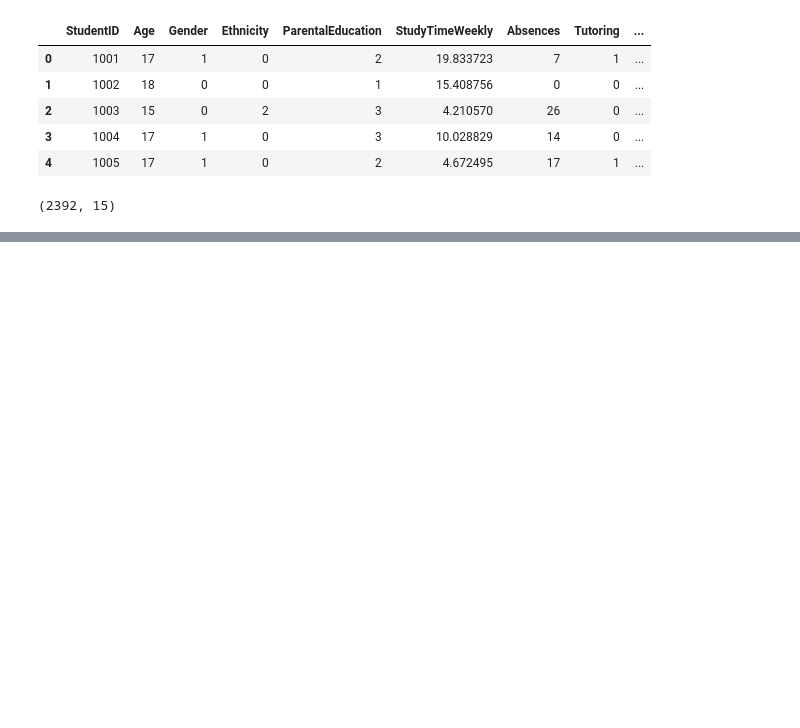
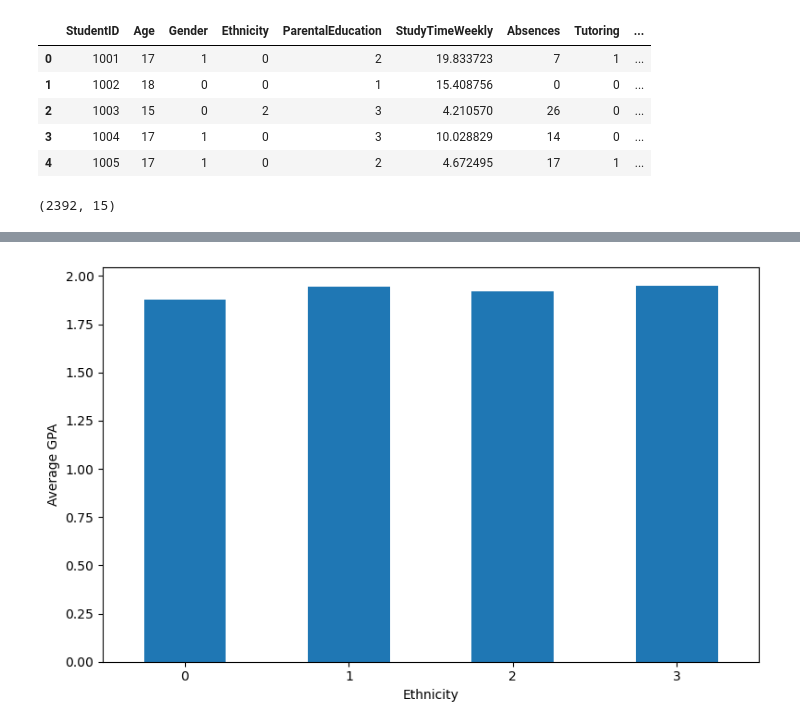
Before and after one commit to vprabhudesai/ContinuingStudingsProject, a Jupyter notebook: Module 2/data_cleaning_visualizing.ipynb, the cells around one changed output, grey strips where cells are left out. Cells and saved outputs as stored; diff of their text form; code cells hidden in the pictures; blank space fills up the shorter version.

```diff
--- a/Module 2/data_cleaning_visualizing.ipynb
+++ b/Module 2/data_cleaning_visualizing.ipynb
@@ -25,0 +62,9 @@ df.dropna
+# %%
+avg_scores = df.groupby("Ethnicity")["GPA"].mean()
+avg_scores.plot(kind='bar', figsize=(8, 5))
+plt.ylabel('Average GPA')
+plt.xticks(rotation=0)
+plt.tight_layout()
+plt.show()
+# %% [output]
+[figure, added]
```
Also changed, not shown: parts of 5 cells of this notebook, 1 other file.
